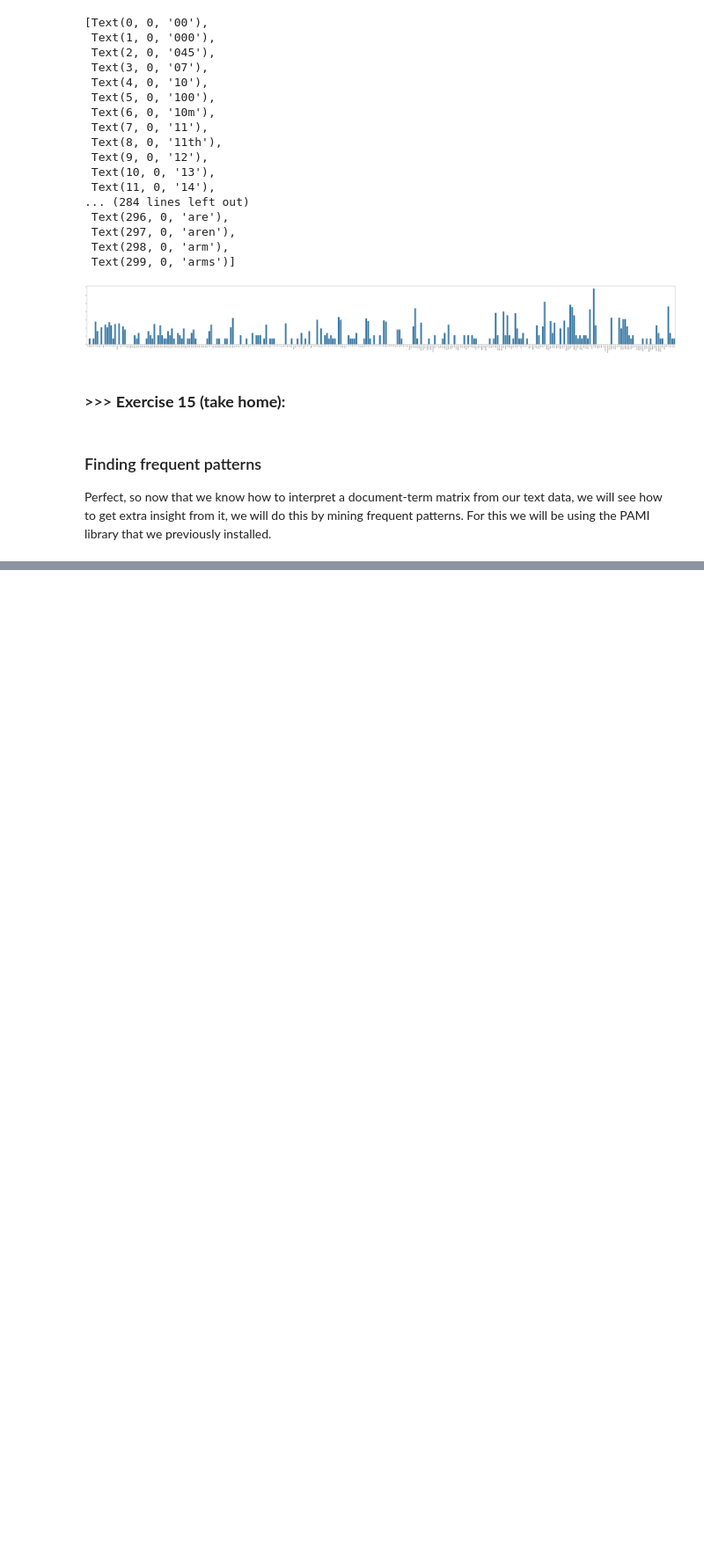
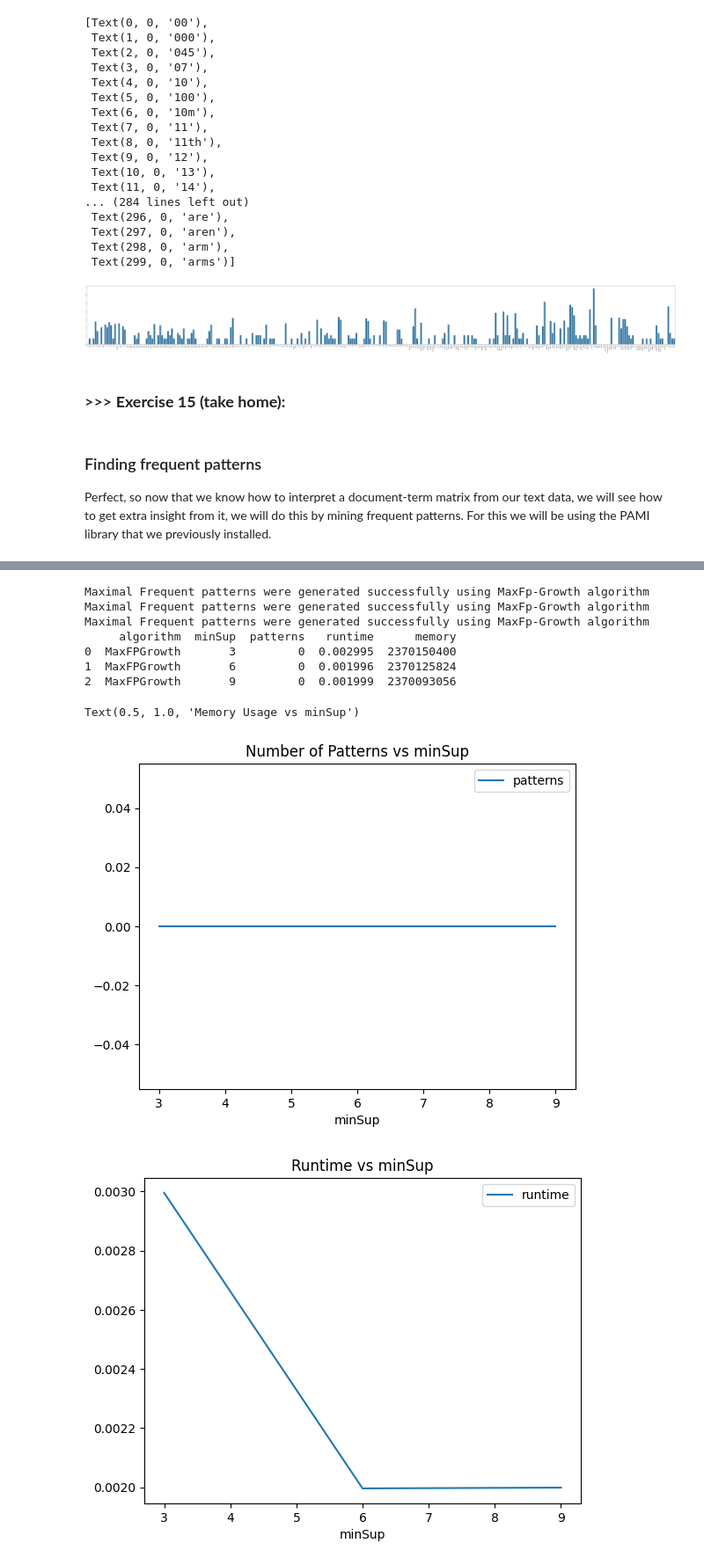
Before and after one commit to Kevindic0214/DM2024-Lab1-Homework, a Jupyter notebook: DM2024-Lab1-Homework.ipynb, the cells around one changed output, grey strips where cells are left out. Shown at 88% size. Cells and saved outputs as stored; diff of their text form; code cells hidden in the pictures; blank space fills up the shorter version.

```diff
--- a/DM2024-Lab1-Homework.ipynb
+++ b/DM2024-Lab1-Homework.ipynb
@@ -1291,0 +1409,45 @@ Perfect, so now that we know how to interpret a document-term matrix from our te
+# %%
+# Import MaxFPGrowth module
+from PAMI.frequentPattern.maximal.MaxFPGrowth import MaxFPGrowth as alg
+import pandas as pd
+
+# Set input parameters
+inputFile = 'td_freq_db_nostalgia.csv'  # Path to the processed nostalgia category database file
+separator = ','  # Separator used in the CSV file
+minimumSupportCountList = [3, 6, 9]  # List of different minimum support thresholds
+
+# Initialize a DataFrame to store results from the MaxFPGrowth algorithm
+result = pd.DataFrame(columns=['algorithm', 'minSup', 'patterns', 'runtime', 'memory'])
+
+# Run the algorithm with different minSup values
+for minSupCount in minimumSupportCountList:
+    # Initialize MaxFPGrowth object
+    obj = alg(inputFile, minSup=minSupCount, sep=separator)
+    obj.mine()  # Run the mining algorithm to extract frequent itemsets
+
+    # Store the results in the DataFrame
+    result.loc[result.shape[0]] = ['MaxFPGrowth', minSupCount, len(obj.getPatterns()), obj.getRuntime(), obj.getMemoryRSS()]
+
+# Print the results
+print(result)
+
+# Visualize the relationship between minSup and the number of patterns, runtime, and memory usage
+ax = result.plot(x='minSup', y='patterns', kind='line')
+ax.set_title('Number of Patterns vs minSup')
+
+ax = result.plot(x='minSup', y='runtime', kind='line')
+ax.set_title('Runtime vs minSup')
+
+ax = result.plot(x='minSup', y='memory', kind='line')
+ax.set_title('Memory Usage vs minSup')
+# %% [output]
+Maximal Frequent patterns were generated successfully using MaxFp-Growth algorithm
+Maximal Frequent patterns were generated successfully using MaxFp-Growth algorithm
+Maximal Frequent patterns were generated successfully using MaxFp-Growth algorithm
+     algorithm  minSup  patterns   runtime      memory
+0  MaxFPGrowth       3         0  0.002995  2370150400
+1  MaxFPGrowth       6         0  0.001996  2370125824
+2  MaxFPGrowth       9         0  0.001999  2370093056
+Text(0.5, 1.0, 'Memory Usage vs minSup')
+[figure, added]
+[figure, added]
```
Also changed, not shown: parts of 69 cells of this notebook, 4 other files.
